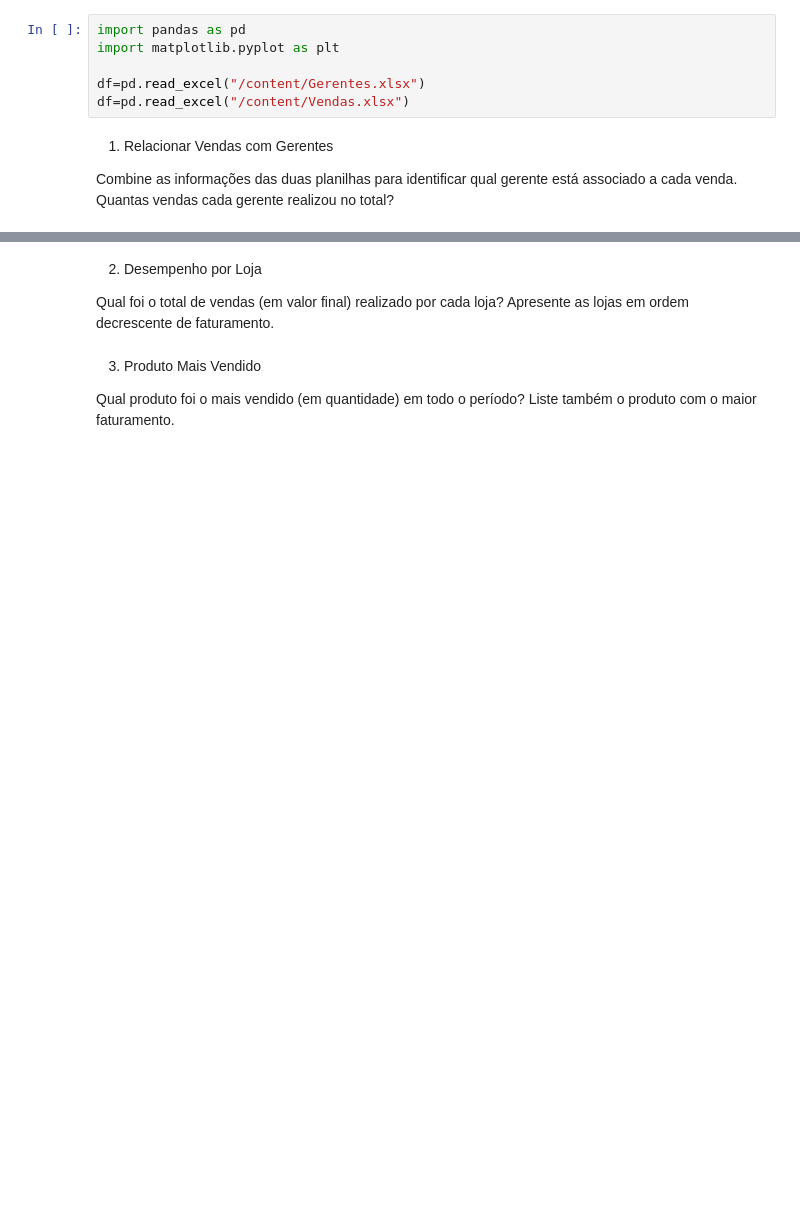
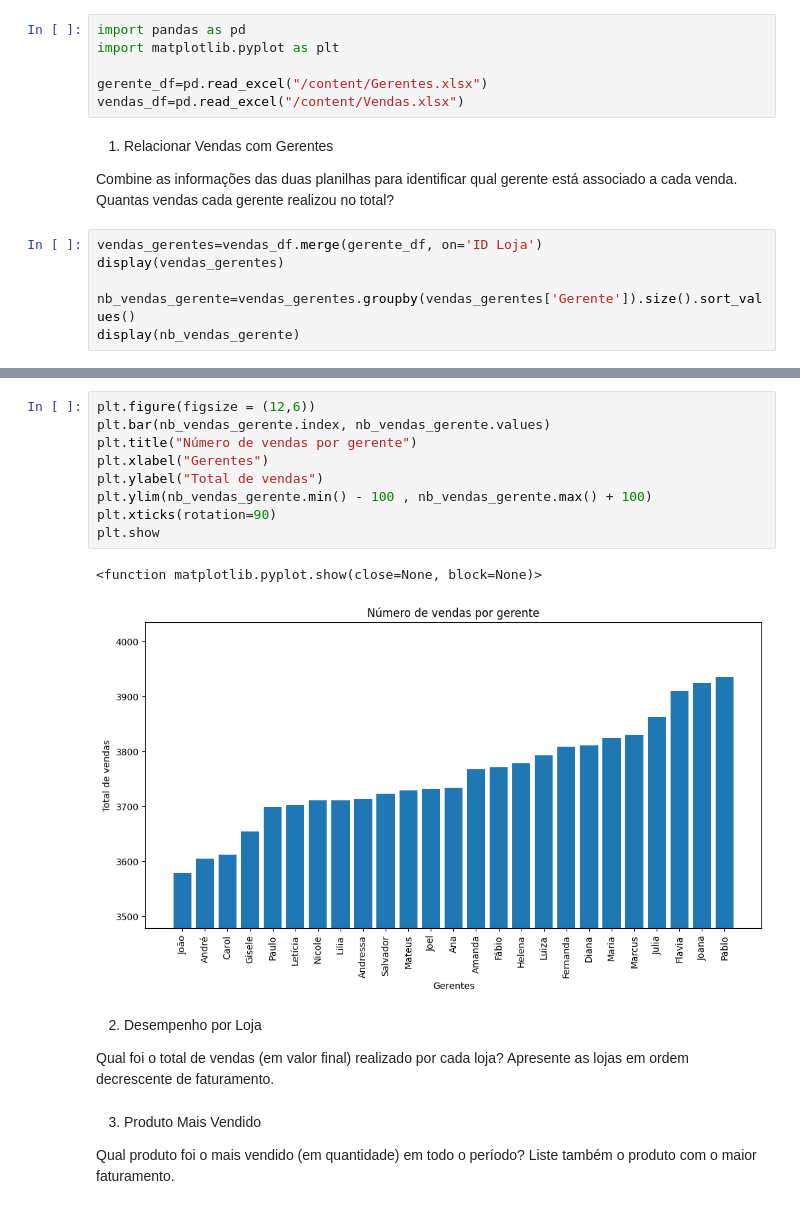
Before and after one commit to andreiacampos98/datascience_course, a Jupyter notebook: data_science_fundamentals/aula7/Exercicios_aula7.ipynb, the cells around one changed output, grey strips where cells are left out. Drawn from its saved outputs; the diff is of its cells as text; blank space fills up the shorter version.

```diff
--- a/data_science_fundamentals/aula7/Exercicios_aula7.ipynb
+++ b/data_science_fundamentals/aula7/Exercicios_aula7.ipynb
@@ -4,9 +4,15 @@
 import pandas as pd
 import matplotlib.pyplot as plt
 
-df=pd.read_excel("/content/Gerentes.xlsx")
-df=pd.read_excel("/content/Vendas.xlsx")
+gerente_df=pd.read_excel("/content/Gerentes.xlsx")
+vendas_df=pd.read_excel("/content/Vendas.xlsx")
 # %% [markdown]
 1. Relacionar Vendas com Gerentes
 
 Combine as informações das duas planilhas para identificar qual gerente está associado a cada venda. Quantas vendas cada gerente realizou no total?
+# %%
+vendas_gerentes=vendas_df.merge(gerente_df, on='ID Loja')
+display(vendas_gerentes)
+
+nb_vendas_gerente=vendas_gerentes.groupby(vendas_gerentes['Gerente']).size().sort_values()
+display(nb_vendas_gerente)
@@ -13,3 +52,15 @@ Combine as informações das duas planilhas para identificar qual gerente está
+# %%
+plt.figure(figsize = (12,6))
+plt.bar(nb_vendas_gerente.index, nb_vendas_gerente.values)
+plt.title("Número de vendas por gerente")
+plt.xlabel("Gerentes")
+plt.ylabel("Total de vendas")
+plt.ylim(nb_vendas_gerente.min() - 100 , nb_vendas_gerente.max() + 100)
+plt.xticks(rotation=90)
+plt.show
+# %% [output]
+<function matplotlib.pyplot.show(close=None, block=None)>
+[figure, added]
 # %% [markdown]
 2. Desempenho por Loja
 
```
Also changed, not shown: parts of 2 cells of this notebook.
